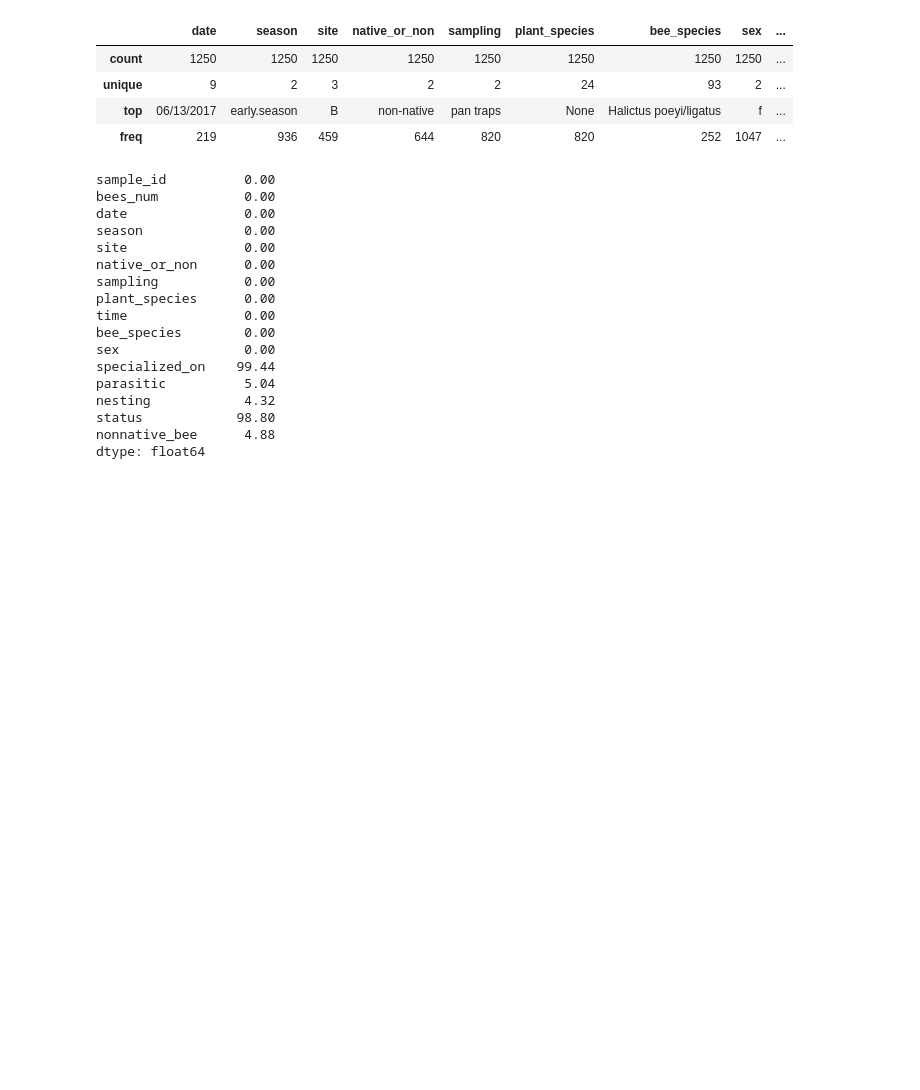
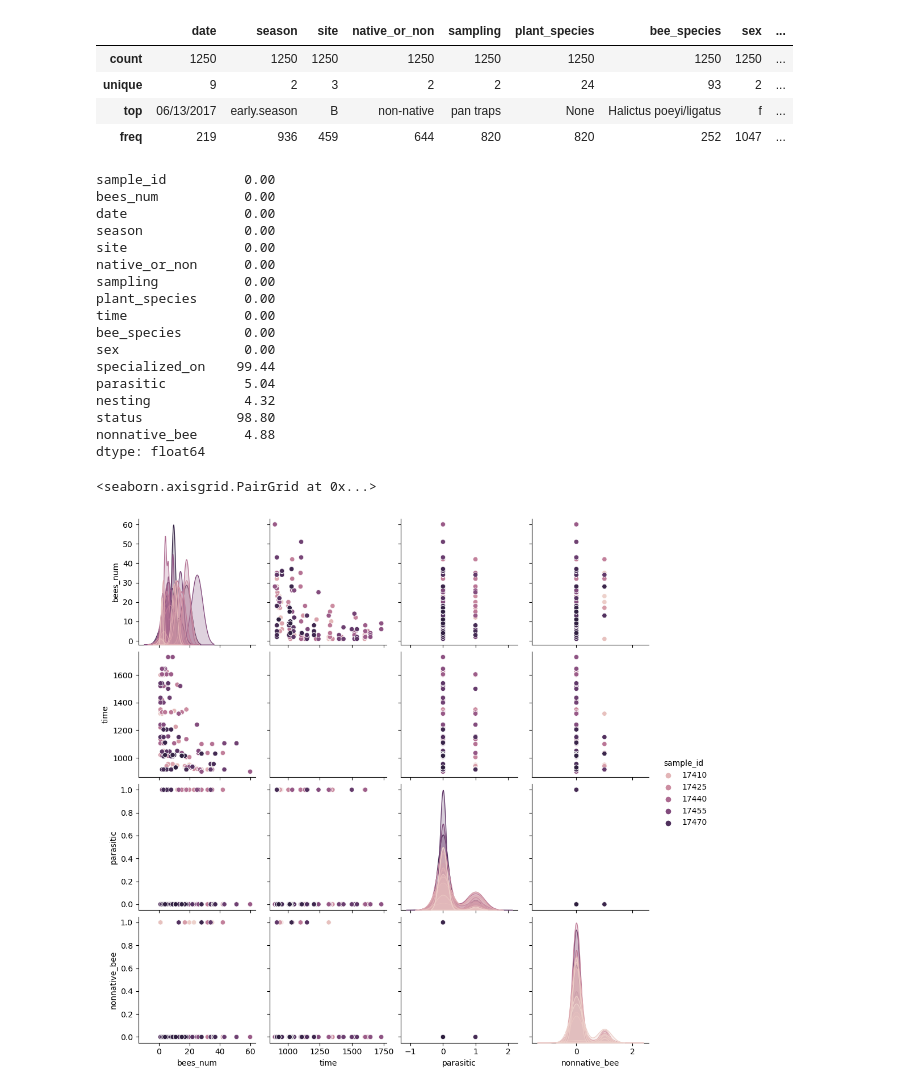
Before and after one commit to MukhammadSobirov/plants_and_bees, a Jupyter notebook: notebook.ipynb, the cells around one changed output. Drawn from its saved outputs; the diff is of its cells as text; code cells hidden in the pictures; blank space fills up the shorter version.

```diff
--- a/notebook.ipynb
+++ b/notebook.ipynb
@@ -85,3 +122,8 @@ nesting            4.32
 status            98.80
 nonnative_bee      4.88
 dtype: float64
+# %%
+sns.pairplot(df, hue='sample_id')
+# %% [output]
+<seaborn.axisgrid.PairGrid at 0x...>
+[figure, added]
```
Also changed, not shown: parts of 5 cells of this notebook.
